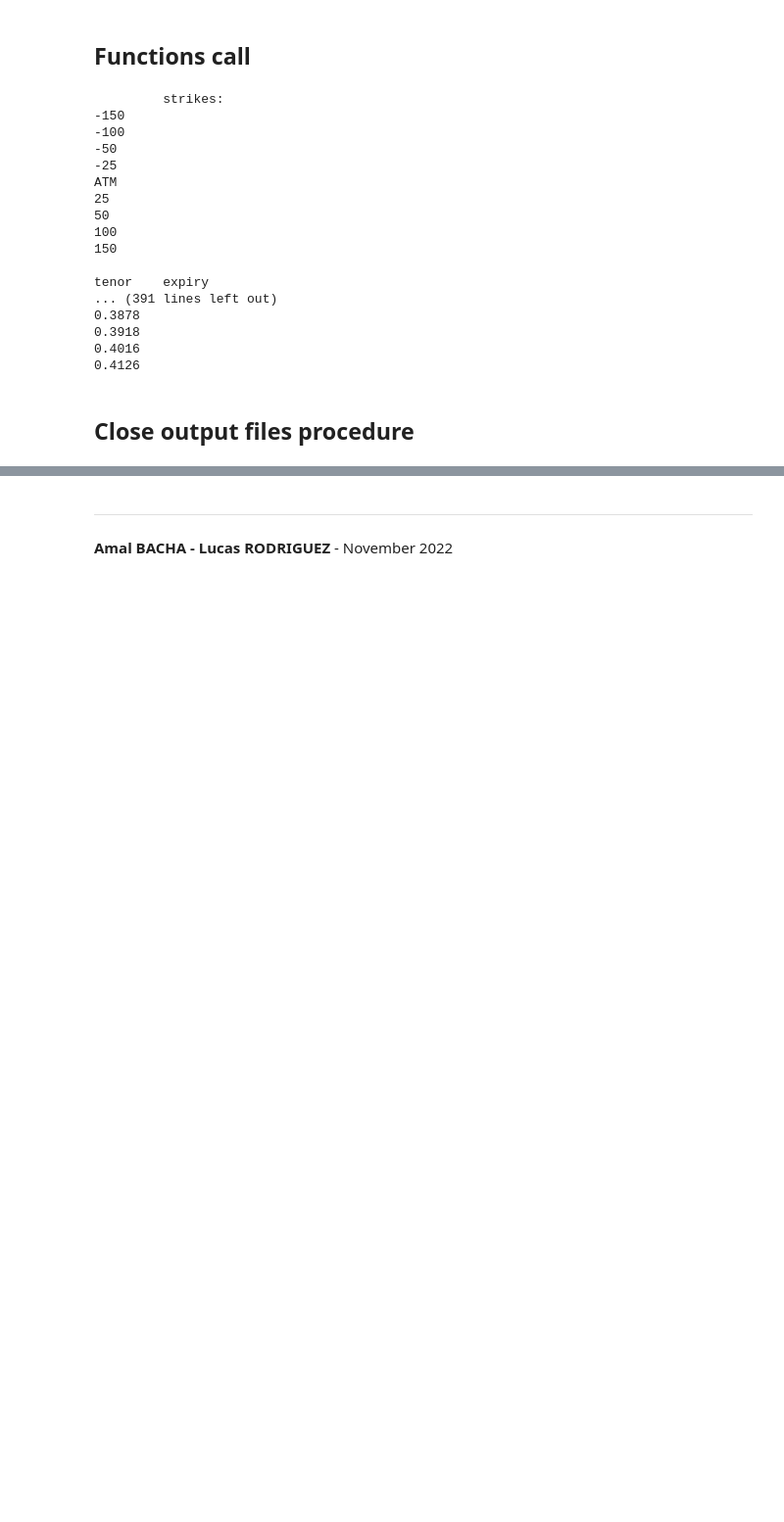
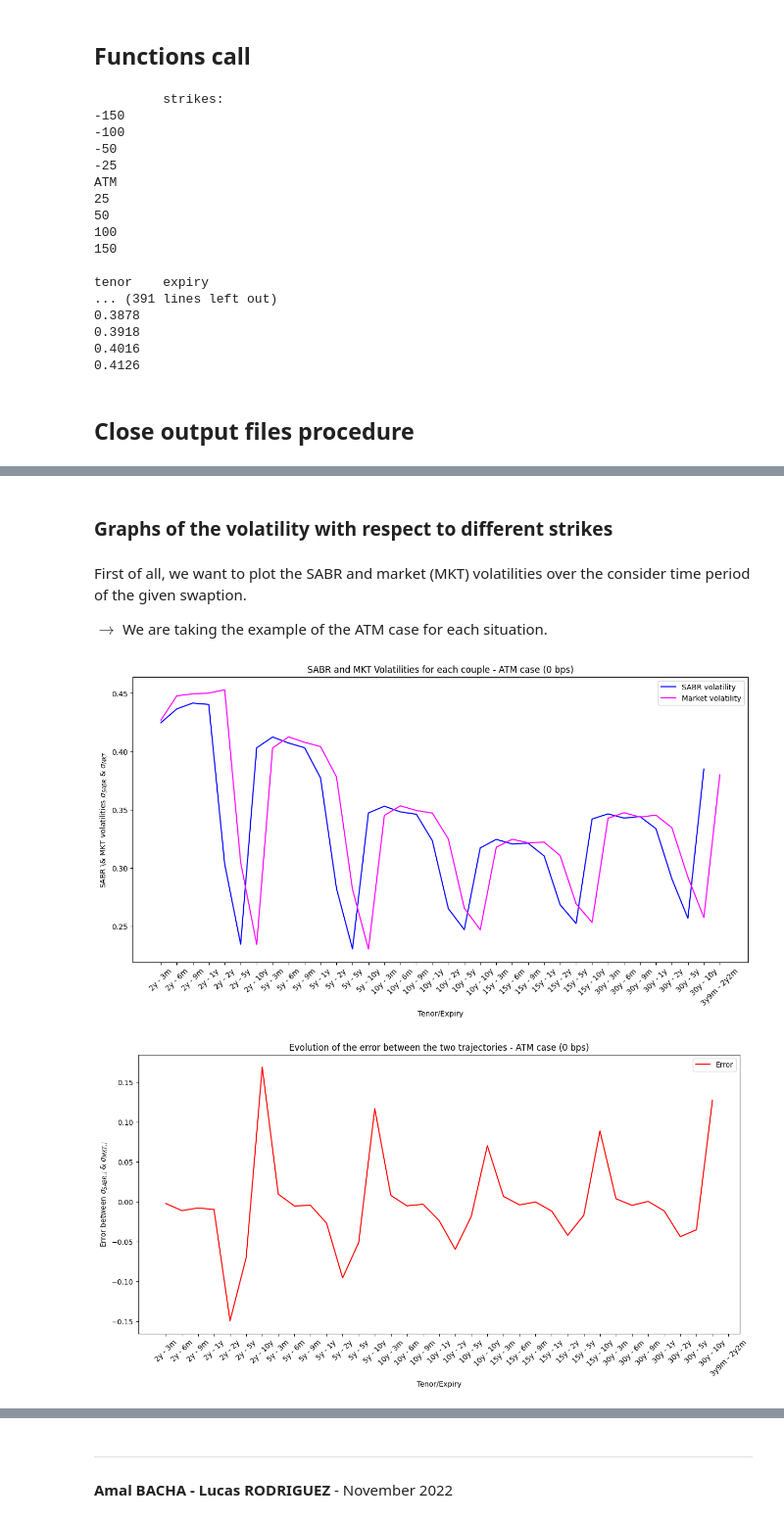
Before and after one commit to lcsrodriguez/SABR_Volatility-Rates, a Jupyter notebook: main.ipynb, the cells around one changed output, grey strips where cells are left out. Shown at 98% size. Saved outputs shown, nothing was run; the diff lists cells and outputs as text; code cells hidden in the pictures; blank space fills up the shorter version.

Commit message:
Adding graphs + attempt on 3D model

```diff
--- a/main.ipynb
+++ b/main.ipynb
@@ -392,0 +393,49 @@ _ = plt.xticks(INDEX_RANGE, INDEX_LABELS)
+# %% [markdown]
+### Graphs of the volatility with respect to different strikes
+# %%
+# Importing the volatilities from SABR model simulations (input data) and market data (output data)
+VOL_SABR = pd.read_csv("outvol.csv",
+                       sep=";",
+                       header=1)
+VOL_MKT = pd.read_excel('market_data.xlsx',
+                        header=1)
+
+# Strike spreads
+STRIKES_SPREADS = [-150, -100, -50, -25, 0, 25, 50, 100, 150]
+
+# Column indices for strikes
+STRIKES_COLUMNS_RANGE_SABR = [2, 3, 4, 5, 6, 7, 8, 9, 10] # ATM = 6
+STRIKES_COLUMNS_RANGE_MKT = [3, 4, 5, 6, 7, 8, 9, 10, 11] # ATM = 7
+
+# Column index for ATM
+ATM_SABR = 6
+ATM_MKT = 7
+# %% [markdown]
+First of all, we want to plot the SABR and market (MKT) volatilities over the consider time period of the given swaption.
+
+$\longrightarrow$ We are taking the example of the ATM case for each situation.
+# %%
+# Plotting the SABR & market volatilities (ATM)
+plt.figure(figsize=(15, 7))
+_ = VOL_SABR.iloc[:, ATM_SABR].plot(color="blue", rot = 45, label="SABR volatility")
+_ = VOL_MKT.iloc[:, ATM_MKT].plot(color="magenta", rot = 45, label="Market volatility")
+_ = plt.title(r"SABR and MKT Volatilities for each couple - ATM case (0 bps)")
+_ = plt.xlabel("Tenor/Expiry")
+_ = plt.ylabel(r"SABR \& MKT volatilities $\sigma_{SABR}$ & $\sigma_{MKT}$")
+_ = plt.xticks(INDEX_RANGE, INDEX_LABELS)
+_ = plt.legend(loc="upper right")
+
+# Computing the absolute error between the two trajectories at ATM
+ABSOLUTE_ERROR = VOL_SABR.iloc[:, ATM_SABR] - VOL_MKT.iloc[:, ATM_MKT]
+
+# Plotting the error (ATM)
+plt.figure(figsize=(15, 7))
+_ = ABSOLUTE_ERROR.plot(color="red", rot = 45, label="Error")
+_ = plt.title(r"Evolution of the error between the two trajectories - ATM case (0 bps)")
+_ = plt.xlabel("Tenor/Expiry")
+_ = plt.ylabel(r"Error between $\sigma_{SABR, i}$ & $\sigma_{MKT, i}$")
+_ = plt.xticks(INDEX_RANGE, INDEX_LABELS)
+_ = plt.legend(loc="upper right")
+# %% [output]
+[figure, added]
+[figure, added]
```
Also changed, not shown: parts of 24 cells of this notebook, 1 other file.
